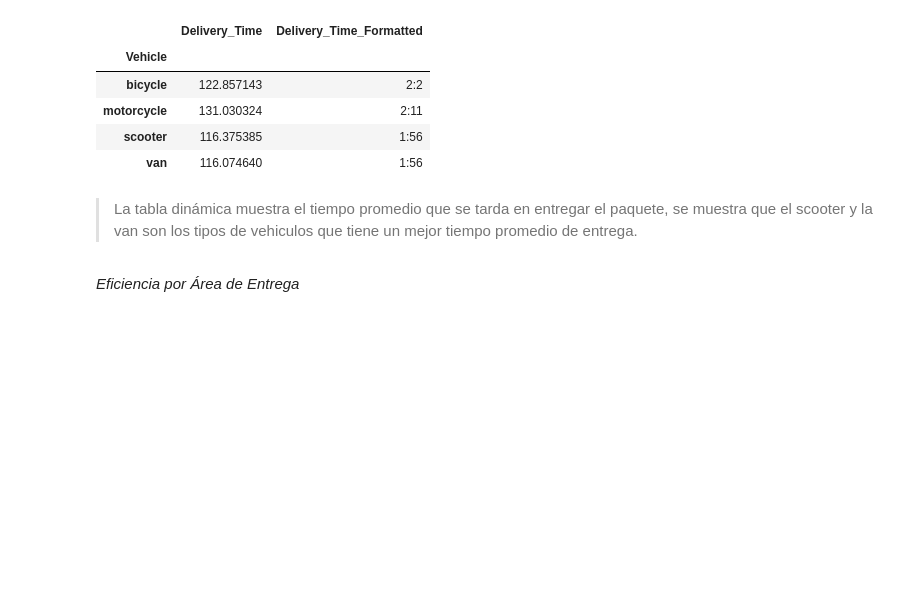
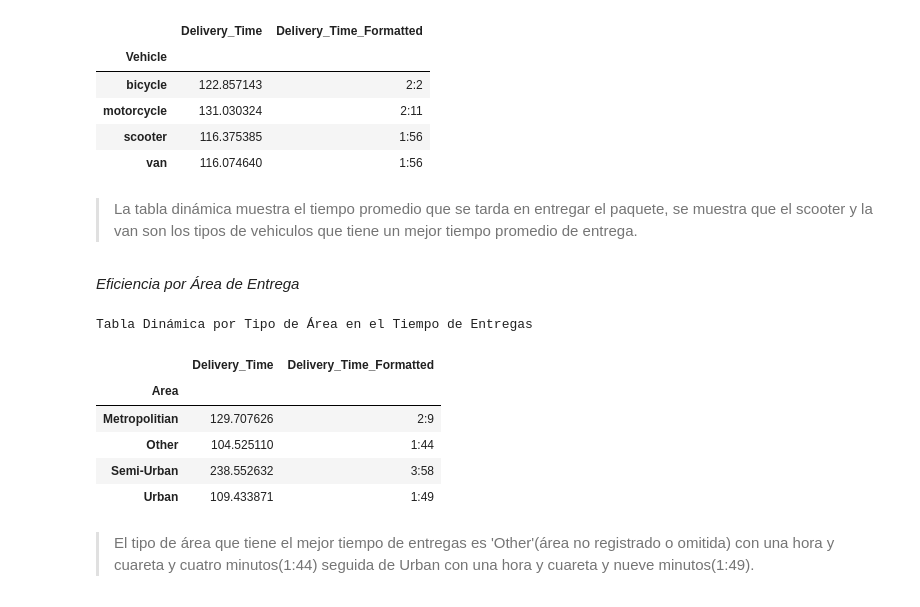
Before and after one commit to SaitoM17/amazon_delivery, a Jupyter notebook: notebooks/eda.ipynb, the cells around one changed output. Drawn from its saved outputs; the diff is of its cells as text; code cells hidden in the pictures; blank space fills up the shorter version.

Commit message:
feat(eda): Eficiencia por Área de Entrega

```diff
--- a/notebooks/eda.ipynb
+++ b/notebooks/eda.ipynb
@@ -286,3 +286,25 @@ Tabla Dinámica Impacto del Clima y Tráfico en el Tiempo de Entregas
 > La tabla dinámica muestra el tiempo promedio que se tarda en entregar el paquete, se muestra que el scooter y la van son los tipos de vehiculos que tiene un mejor tiempo promedio de entrega.
 # %% [markdown]
 *Eficiencia por Área de Entrega*
+# %%
+# Agrupar pro tipo de área para eficiencia
+tipo_area_promedio = pd.pivot_table(df_amazon_delivery,
+                                    values='Delivery_Time',
+                                    index=['Area'],
+                                    aggfunc='mean')
+
+tipo_area_promedio['Delivery_Time_Formatted'] = \
+    tipo_area_promedio['Delivery_Time'].apply(format_minutes_to_hours_minutes)
+
+print('Tabla Dinámica por Tipo de Área en el Tiempo de Entregas')
+tipo_area_promedio
+# %% [output]
+Tabla Dinámica por Tipo de Área en el Tiempo de Entregas
+|  | Delivery_Time | Delivery_Time_Formatted |
+| Area |  |  |
+| Metropolitian | 129.707626 | 2:9 |
+| Other | 104.525110 | 1:44 |
+| Semi-Urban | 238.552632 | 3:58 |
+| Urban | 109.433871 | 1:49 |
+# %% [markdown]
+> El tipo de área que tiene el mejor tiempo de entregas es 'Other'(área no registrado o omitida) con una hora y cuareta y cuatro minutos(1:44) seguida de Urban con una hora y cuareta y nueve minutos(1:49).
```
